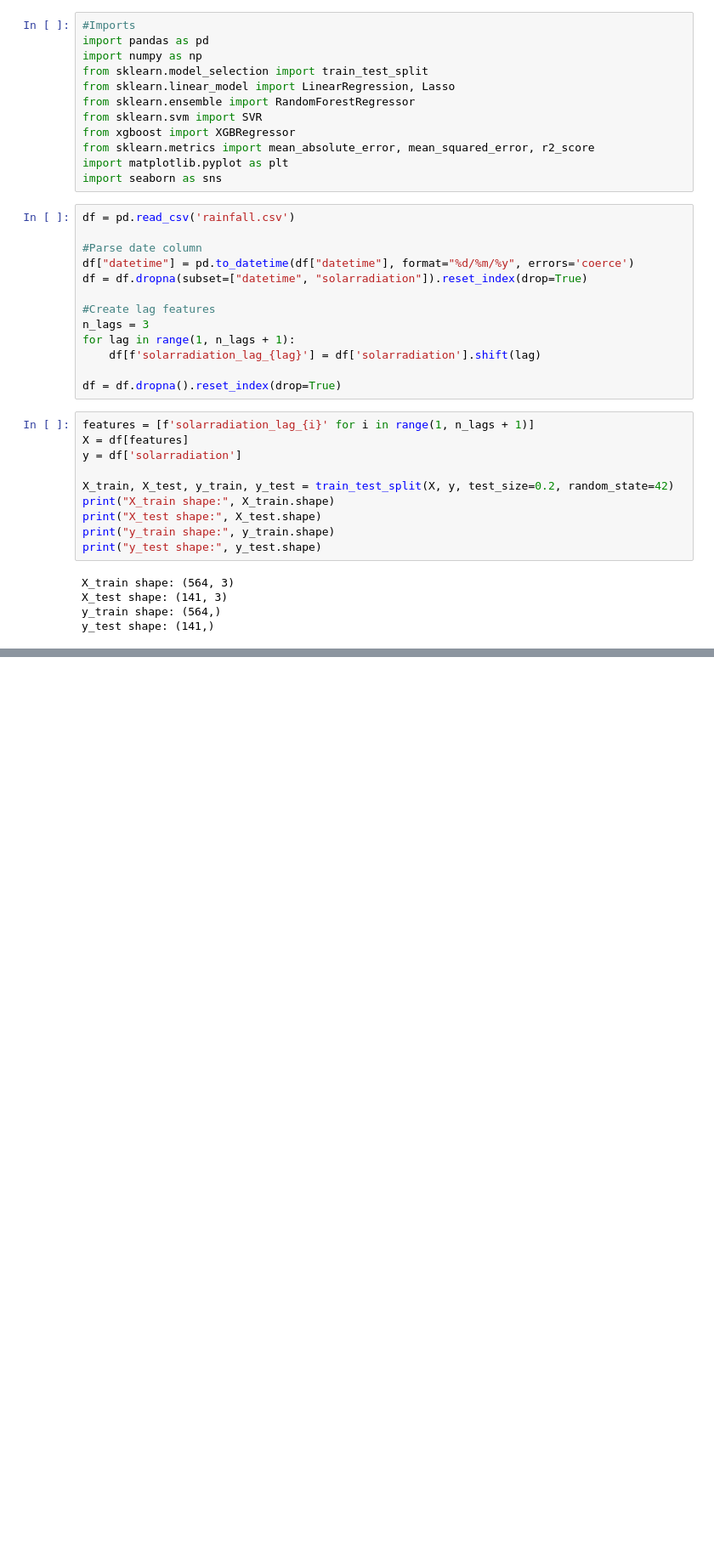
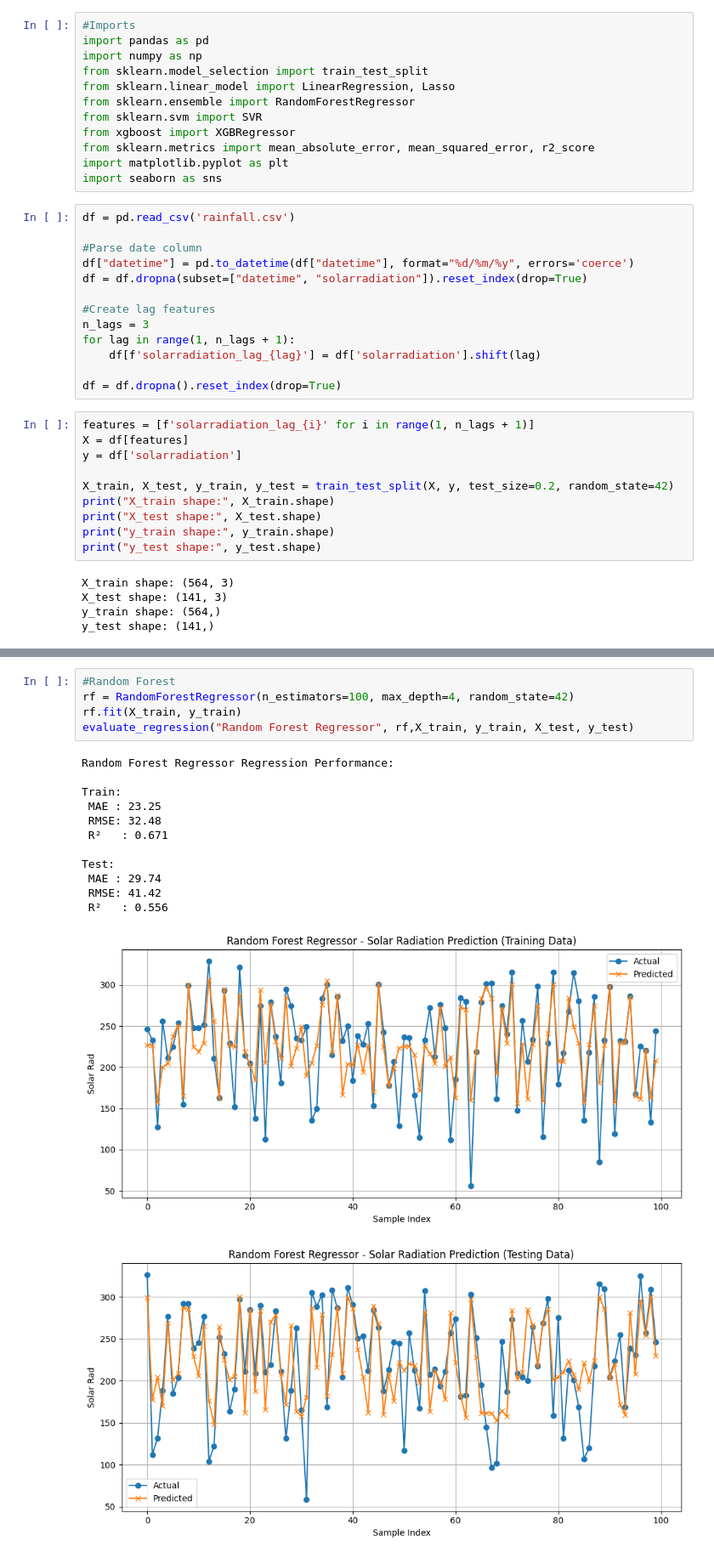
Before and after one commit to Shahaanb/ML-Weather-Model-Comparison, a Jupyter notebook: Different_Features/Solar_Radiation.ipynb, the cells around one changed output, grey strips where cells are left out. Shown at 85% size. Saved outputs shown, nothing was run; the diff lists cells and outputs as text; blank space fills up the shorter version.

```diff
--- a/Different_Features/Solar_Radiation.ipynb
+++ b/Different_Features/Solar_Radiation.ipynb
@@ -40,0 +130,19 @@ y_test shape: (141,)
+# %%
+#Random Forest
+rf = RandomForestRegressor(n_estimators=100, max_depth=4, random_state=42)
+rf.fit(X_train, y_train)
+evaluate_regression("Random Forest Regressor", rf,X_train, y_train, X_test, y_test)
+# %% [output]
+Random Forest Regressor Regression Performance:
+
+Train:
+ MAE : 23.25
+ RMSE: 32.48
+ R²   : 0.671
+
+Test:
+ MAE : 29.74
+ RMSE: 41.42
+ R²   : 0.556
+[figure, added]
+[figure, added]
```
Also changed, not shown: parts of 7 cells of this notebook, 1 other file.
